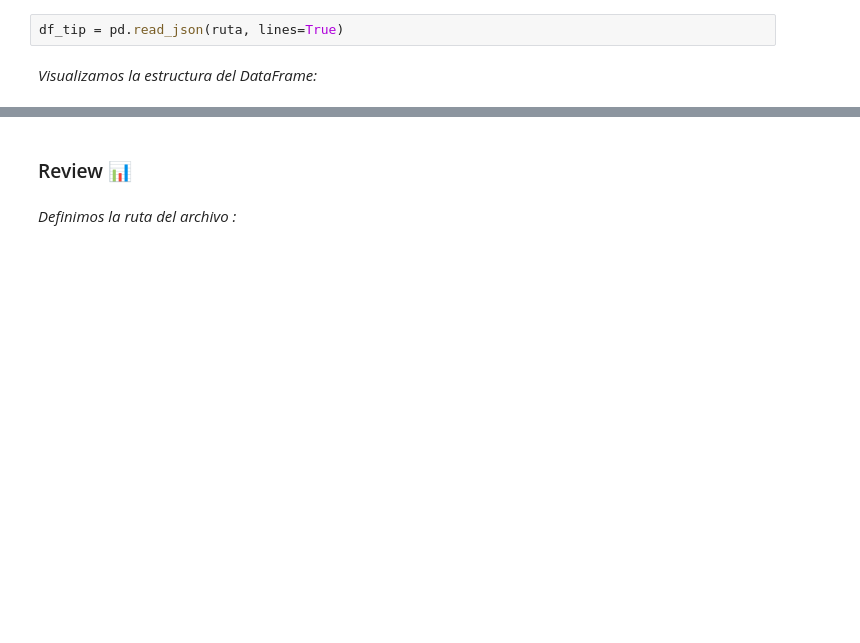
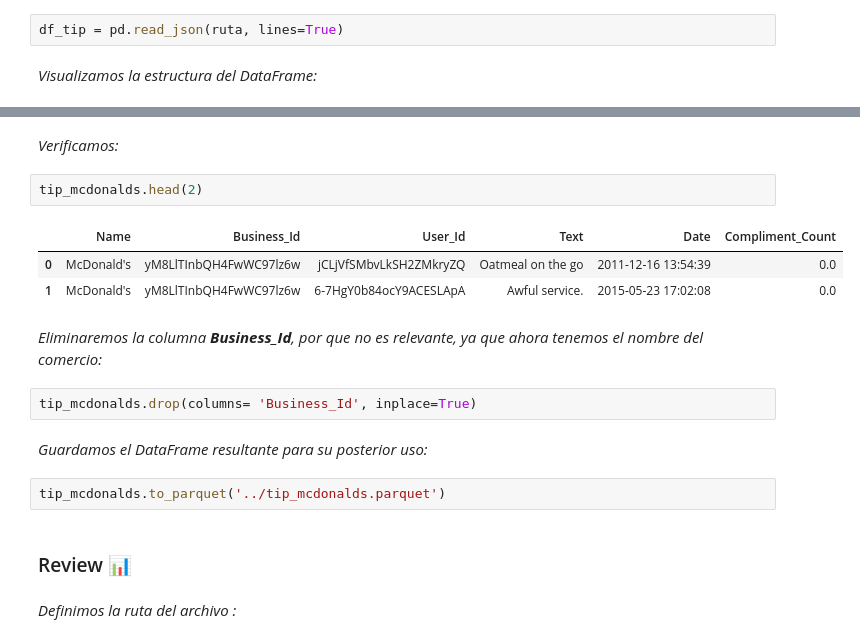
Before and after one commit to MiliTrres/PF_Reviews-Recommendation_Henry, a Jupyter notebook: ETL.ipynb, the cells around one changed output, grey strips where cells are left out. Saved outputs shown, nothing was run; the diff lists cells and outputs as text; blank space fills up the shorter version.

```diff
--- a/ETL.ipynb
+++ b/ETL.ipynb
@@ -161,3 +183,19 @@ df_tip.head(2)
+# %% [markdown]
+*Verificamos:*
+# %%
+tip_mcdonalds.head(2)
+# %% [output]
+|  | Name | Business_Id | User_Id | Text | Date | Compliment_Count |
+| 0 | McDonald's | yM8LlTInbQH4FwWC97lz6w | jCLjVfSMbvLkSH2ZMkryZQ | Oatmeal on the go | 2011-12-16 13:54:39 | 0.0 |
+| 1 | McDonald's | yM8LlTInbQH4FwWC97lz6w | 6-7HgY0b84ocY9ACESLApA | Awful service. | 2015-05-23 17:02:08 | 0.0 |
+# %% [markdown]
+*Eliminaremos la columna **Business_Id**, por que no es relevante, ya que ahora tenemos el nombre del comercio:*
+# %%
+tip_mcdonalds.drop(columns= 'Business_Id', inplace=True)
+# %% [markdown]
+*Guardamos el DataFrame resultante para su posterior uso:*
+# %%
+tip_mcdonalds.to_parquet('../tip_mcdonalds.parquet')
 # %% [markdown]
 ### Review 📊
 # %% [markdown]
```
Also changed, not shown: parts of 7 cells of this notebook.
